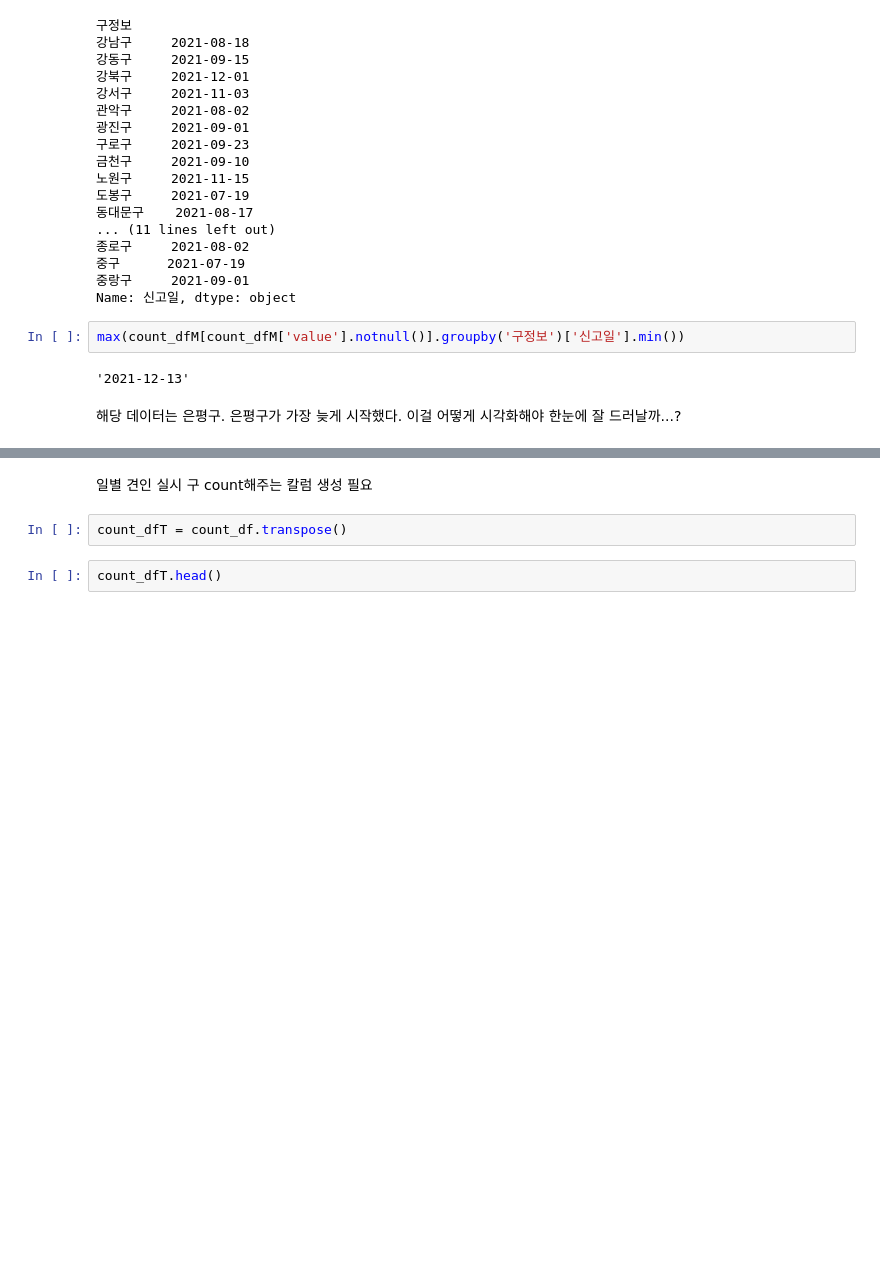
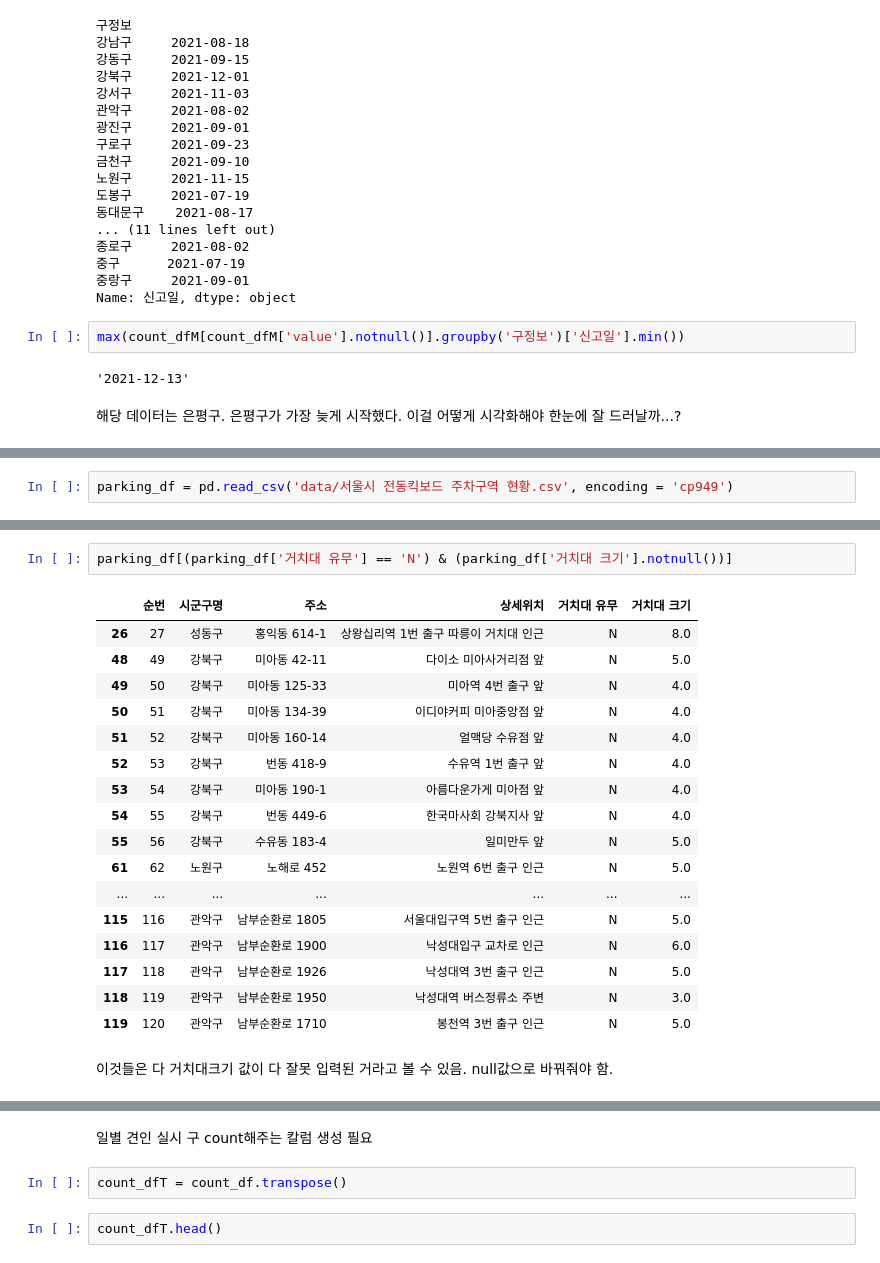
Before and after one commit to dragon11112222/kickboard_towaway_parking_seoul, a Jupyter notebook: 231026visualization.ipynb, the cells around one changed output, grey strips where cells are left out. Saved outputs shown, nothing was run; the diff lists cells and outputs as text; blank space fills up the shorter version.

```diff
--- a/231026visualization.ipynb
+++ b/231026visualization.ipynb
@@ -336,0 +345,2 @@ max(count_dfM[count_dfM['value'].notnull()].groupby('구정보')['신고일'].mi
+# %%
+parking_df = pd.read_csv('data/서울시 전동킥보드 주차구역 현황.csv', encoding = 'cp949')
@@ -336,0 +356,22 @@ max(count_dfM[count_dfM['value'].notnull()].groupby('구정보')['신고일'].mi
+# %%
+parking_df[(parking_df['거치대 유무'] == 'N') & (parking_df['거치대 크기'].notnull())]
+# %% [output]
+|  | 순번 | 시군구명 | 주소 | 상세위치 | 거치대 유무 | 거치대 크기 |
+| 26 | 27 | 성동구 | 홍익동 614-1 | 상왕십리역 1번 출구 따릉이 거치대 인근 | N | 8.0 |
+| 48 | 49 | 강북구 | 미아동 42-11 | 다이소 미아사거리점 앞 | N | 5.0 |
+| 49 | 50 | 강북구 | 미아동 125-33 | 미아역 4번 출구 앞 | N | 4.0 |
+| 50 | 51 | 강북구 | 미아동 134-39 | 이디야커피 미아중앙점 앞 | N | 4.0 |
+| 51 | 52 | 강북구 | 미아동 160-14 | 얼맥당 수유점 앞 | N | 4.0 |
+| 52 | 53 | 강북구 | 번동 418-9 | 수유역 1번 출구 앞 | N | 4.0 |
+| 53 | 54 | 강북구 | 미아동 190-1 | 아름다운가게 미아점 앞 | N | 4.0 |
+| 54 | 55 | 강북구 | 번동 449-6 | 한국마사회 강북지사 앞 | N | 4.0 |
+| 55 | 56 | 강북구 | 수유동 183-4 | 일미만두 앞 | N | 5.0 |
+| 61 | 62 | 노원구 | 노해로 452 | 노원역 6번 출구 인근 | N | 5.0 |
+| ... | ... | ... | ... | ... | ... | ... |
+| 115 | 116 | 관악구 | 남부순환로 1805 | 서울대입구역 5번 출구 인근 | N | 5.0 |
+| 116 | 117 | 관악구 | 남부순환로 1900 | 낙성대입구 교차로 인근 | N | 6.0 |
+| 117 | 118 | 관악구 | 남부순환로 1926 | 낙성대역 3번 출구 인근 | N | 5.0 |
+| 118 | 119 | 관악구 | 남부순환로 1950 | 낙성대역 버스정류소 주변 | N | 3.0 |
+| 119 | 120 | 관악구 | 남부순환로 1710 | 봉천역 3번 출구 인근 | N | 5.0 |
+# %% [markdown]
+이것들은 다 거치대크기 값이 다 잘못 입력된 거라고 볼 수 있음. null값으로 바꿔줘야 함.
```
Also changed, not shown: parts of 13 cells of this notebook.
